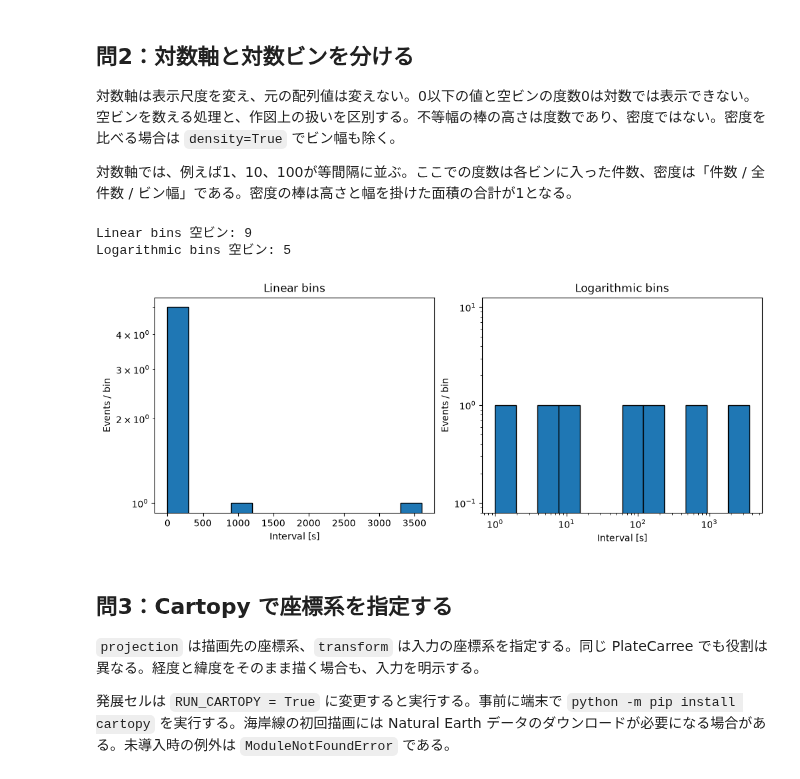
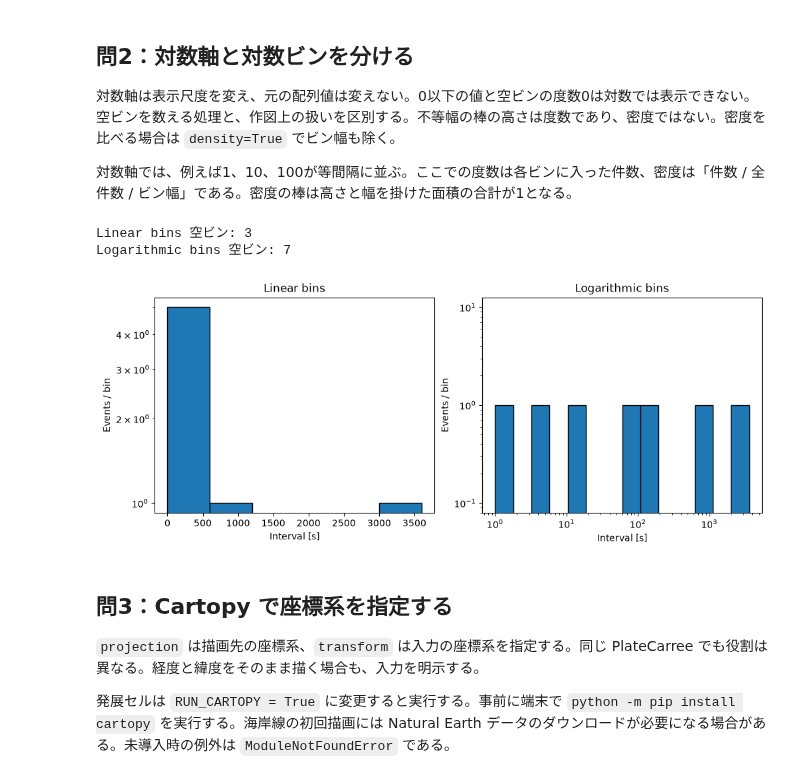
Before and after one commit to i-komae/python_textbook, a Jupyter notebook: notebooks/08_matplotlib.ipynb, the cells around one changed output. Saved outputs shown, nothing was run; the diff lists cells and outputs as text; code cells hidden in the pictures.

```diff
--- a/notebooks/08_matplotlib.ipynb
+++ b/notebooks/08_matplotlib.ipynb
@@ -74,26 +74,26 @@ assert len(fig.axes) == 2
 # %%
 positive = dt[np.isfinite(dt) & (dt > 0)]
 assert len(positive) == len(dt)
-linear_edges = np.linspace(0, 3600, 13)
-log_edges = np.geomspace(1, 3600, 13)
+linear_edges = np.arange(0, 3601, 600)
+log_edges = np.logspace(0, np.log10(3600), 15)
 log_edges[-1] = 3600
 fig, axes = plt.subplots(1, 2, figsize=(10, 4), layout="constrained")
 for ax, bins, title in zip(axes, [linear_edges, log_edges], ["Linear bins", "Logarithmic bins"]):
     counts, _ = np.histogram(positive, bins=bins)
     ax.hist(positive, bins=bins, edgecolor="black")
     ax.set_yscale("log")
     ax.set(xlabel="Interval [s]", ylabel="Events / bin", title=title)
     assert counts.sum() == len(positive)
     print(title, "空ビン:", np.count_nonzero(counts == 0))
 axes[1].set_xscale("log")
 fig.savefig(FIGURES / "interval_comparison.pdf")
 plt.show()
 plt.close(fig)
 assert (FIGURES / "interval_comparison.pdf").exists()
 # %% [output]
-Linear bins 空ビン: 9
-Logarithmic bins 空ビン: 5
+Linear bins 空ビン: 3
+Logarithmic bins 空ビン: 7
-[figure, old version]
+[figure, new version]
 # %% [markdown]
 ## 問3：Cartopy で座標系を指定する
 
```
Also changed, not shown: 26 other files.
